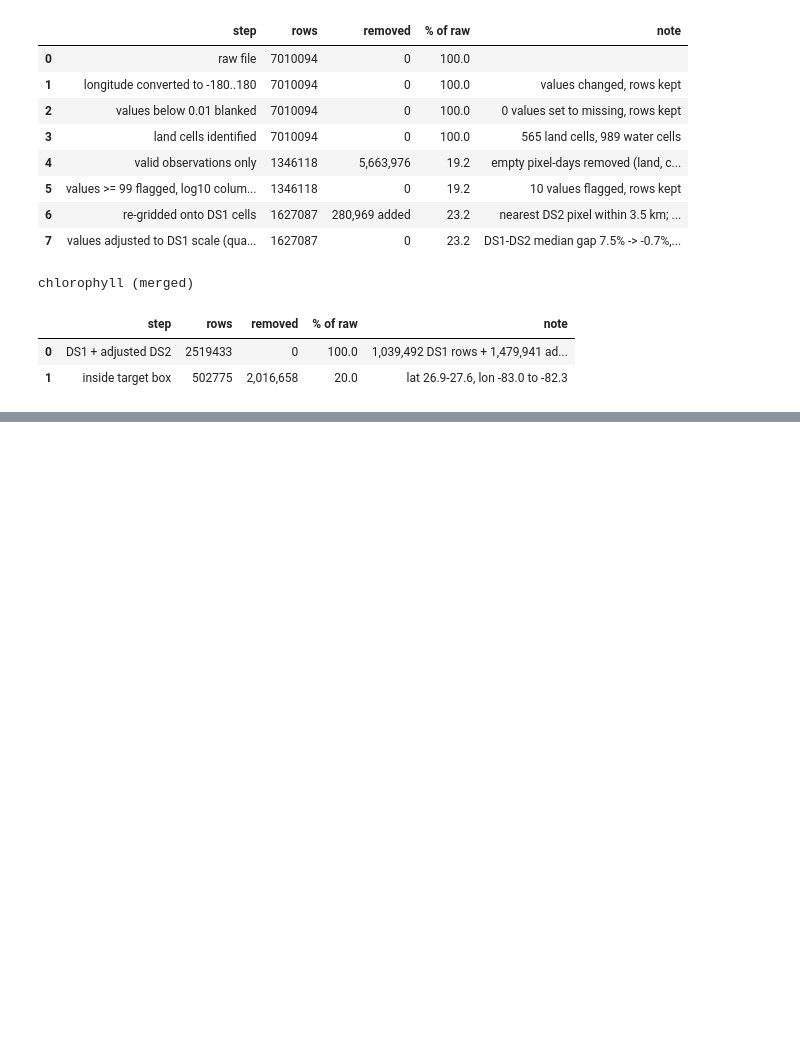
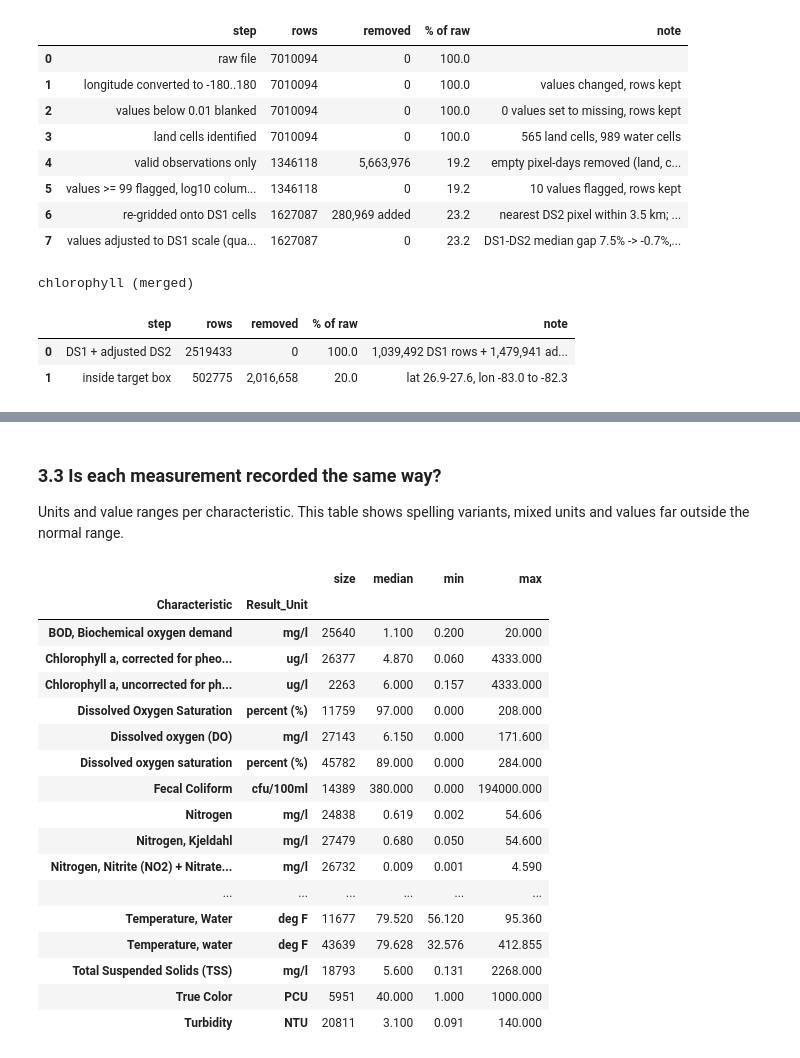
Before and after one commit to Break-Through-Tech/Biointerphase-1A-forecasting-harmful-algal-bloom-risk, a Jupyter notebook: models/notebooks/00_master_eda_and_merge.ipynb, the cells around one changed output, grey strips where cells are left out. Cells and saved outputs as stored; diff of their text form; code cells hidden in the pictures; blank space fills up the shorter version.

```diff
--- a/models/notebooks/00_master_eda_and_merge.ipynb
+++ b/models/notebooks/00_master_eda_and_merge.ipynb
@@ -1055,0 +1137,24 @@ chlorophyll (merged)
+# %% [markdown]
+### 3.3 Is each measurement recorded the same way?
+Units and value ranges per characteristic. This table shows spelling variants, mixed units and values far outside the normal range.
+# %%
+nut_raw.groupby(["Characteristic", "Result_Unit"])["Result_Value"].agg(["size", "median", "min", "max"]).round(3)
+# %% [output]
+|  |  | size | median | min | max |
+| Characteristic | Result_Unit |  |  |  |  |
+| BOD, Biochemical oxygen demand | mg/l | 25640 | 1.100 | 0.200 | 20.000 |
+| Chlorophyll a, corrected for pheo... | ug/l | 26377 | 4.870 | 0.060 | 4333.000 |
+| Chlorophyll a, uncorrected for ph... | ug/l | 2263 | 6.000 | 0.157 | 4333.000 |
+| Dissolved Oxygen Saturation | percent (%) | 11759 | 97.000 | 0.000 | 208.000 |
+| Dissolved oxygen (DO) | mg/l | 27143 | 6.150 | 0.000 | 171.600 |
+| Dissolved oxygen saturation | percent (%) | 45782 | 89.000 | 0.000 | 284.000 |
+| Fecal Coliform | cfu/100ml | 14389 | 380.000 | 0.000 | 194000.000 |
+| Nitrogen | mg/l | 24838 | 0.619 | 0.002 | 54.606 |
+| Nitrogen, Kjeldahl | mg/l | 27479 | 0.680 | 0.050 | 54.600 |
+| Nitrogen, Nitrite (NO2) + Nitrate... | mg/l | 26732 | 0.009 | 0.001 | 4.590 |
+| ... | ... | ... | ... | ... | ... |
+| Temperature, Water | deg F | 11677 | 79.520 | 56.120 | 95.360 |
+| Temperature, water | deg F | 43639 | 79.628 | 32.576 | 412.855 |
+| Total Suspended Solids (TSS) | mg/l | 18793 | 5.600 | 0.131 | 2268.000 |
+| True Color | PCU | 5951 | 40.000 | 1.000 | 1000.000 |
+| Turbidity | NTU | 20811 | 3.100 | 0.091 | 140.000 |
```
Also changed, not shown: parts of 30 cells of this notebook, 5 other files.
